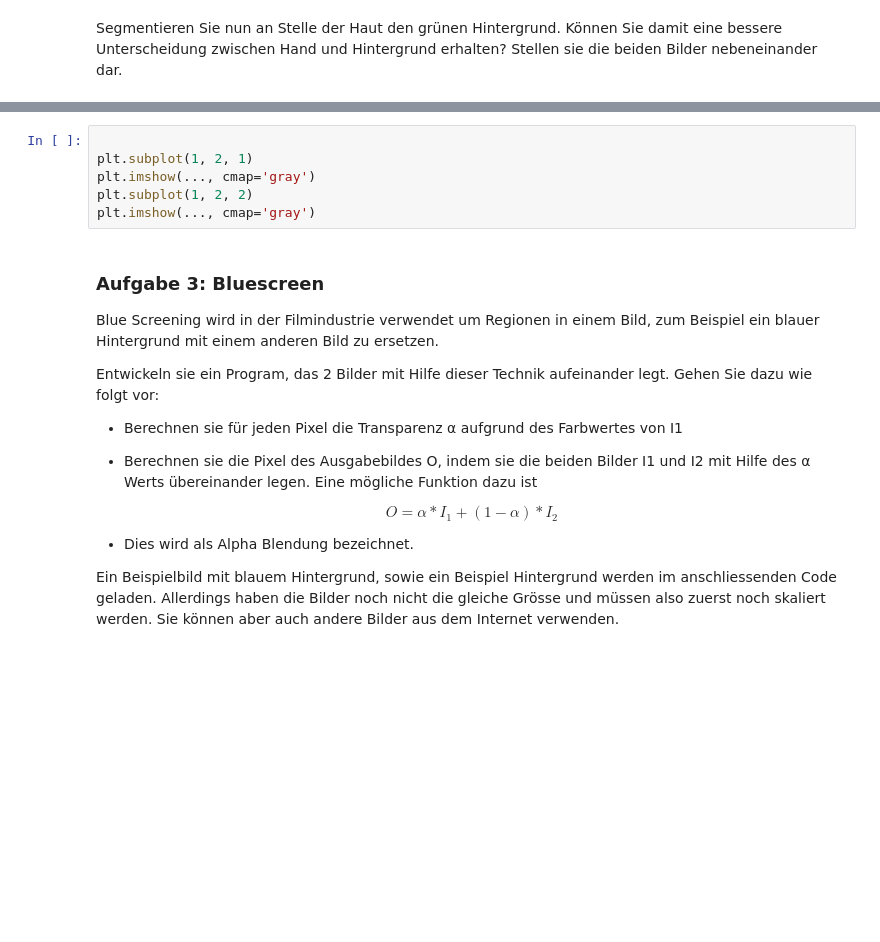
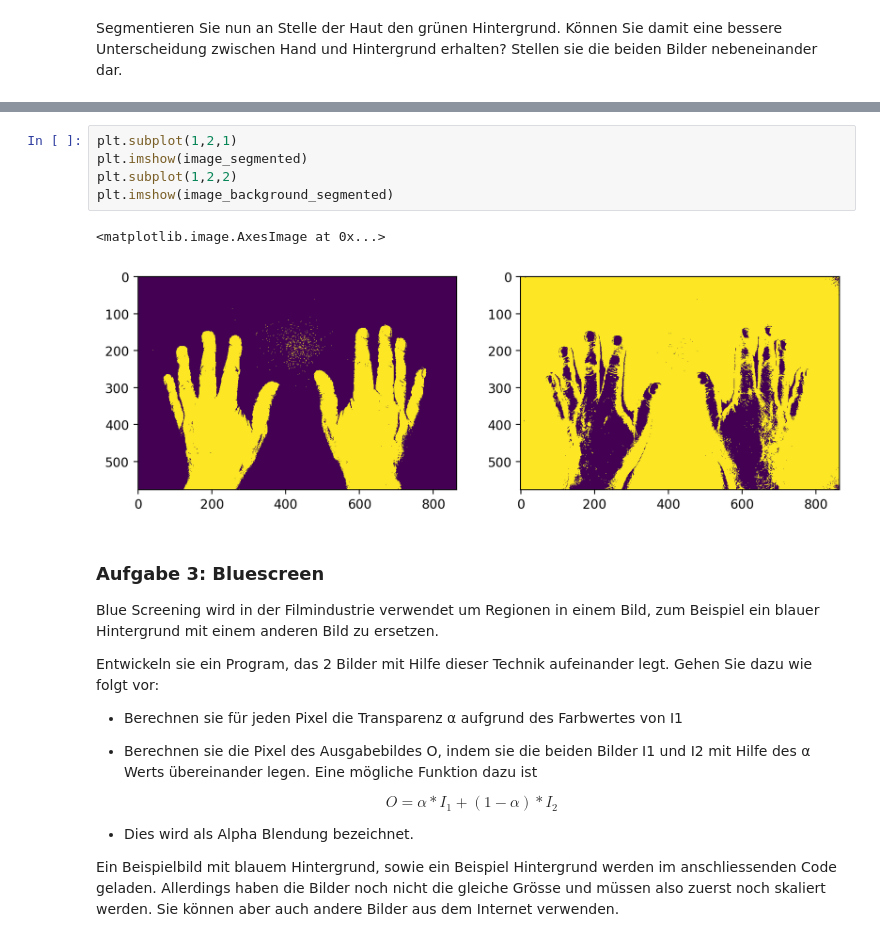
Before and after one commit to Jabba-The-Gut/HSLU_IPCV, a Jupyter notebook: uebung02/opencv_uebung2.ipynb, the cells around one changed output, grey strips where cells are left out. Saved outputs shown, nothing was run; the diff lists cells and outputs as text; blank space fills up the shorter version.

```diff
--- a/uebung02/opencv_uebung2.ipynb
+++ b/uebung02/opencv_uebung2.ipynb
@@ -59,9 +93,11 @@ Segmentieren Sie nun an Stelle der Haut den grünen Hintergrund. Können Sie dam
 # %%
-
-plt.subplot(1, 2, 1)
-plt.imshow(..., cmap='gray')
-plt.subplot(1, 2, 2)
-plt.imshow(..., cmap='gray')
+plt.subplot(1,2,1)
+plt.imshow(image_segmented)
+plt.subplot(1,2,2)
+plt.imshow(image_background_segmented)
+# %% [output]
+<matplotlib.image.AxesImage at 0x...>
+[figure, added]
 # %% [markdown]
 ### Aufgabe 3: Bluescreen
 
```
Also changed, not shown: parts of 10 cells of this notebook, 8 other files.
